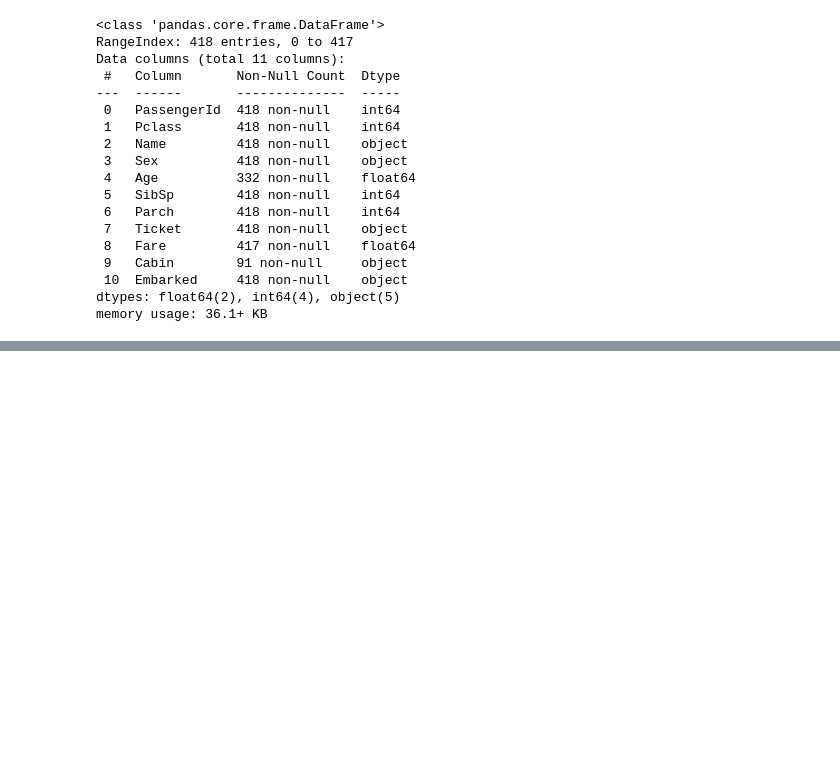
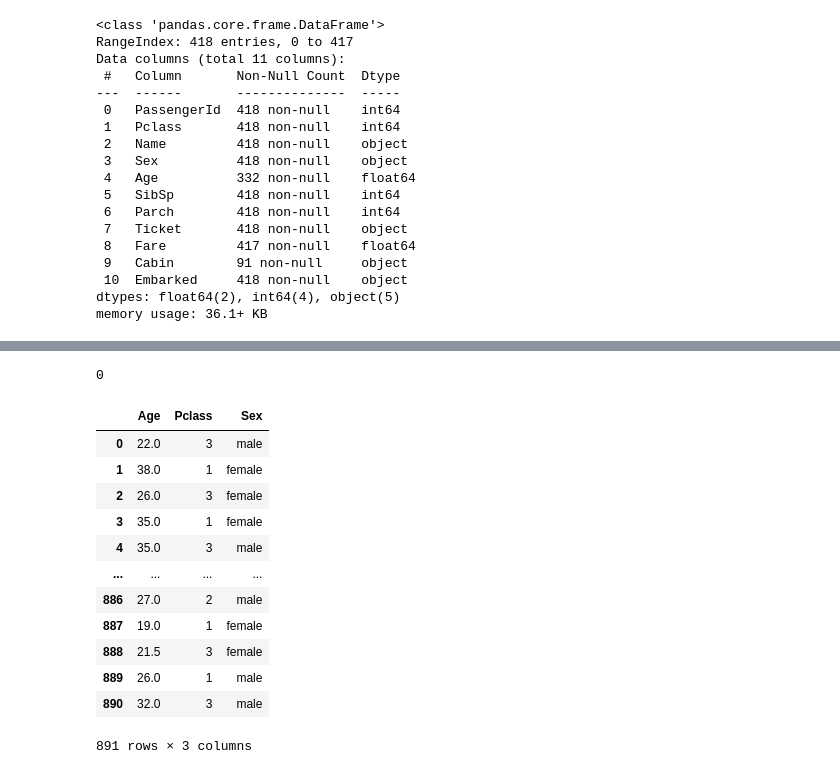
Before and after one commit to gasshot/Python_Lib, a Jupyter notebook: MachineLeaning/ex04_타이타닉생존자예측.ipynb, the cells around one changed output, grey strips where cells are left out. Drawn from its saved outputs; the diff is of its cells as text; code cells hidden in the pictures; blank space fills up the shorter version.

```diff
--- a/MachineLeaning/ex04_타이타닉생존자예측.ipynb
+++ b/MachineLeaning/ex04_타이타닉생존자예측.ipynb
@@ -105,0 +329,9 @@ memory usage: 36.1+ KB
+# %%
+# 2. Age컬럼을 중앙갑으로 채워주긴 할건데, Pclass와 성별을 고려하여 데이터를 채워주기
+# Age컬럼을  Pclass와 성별 컬럼을 기준으로 pt2 제작
+# -> 그룹화 함수(groupby)를 사용한다.
+
+
+pt2 = train[['Age', 'Pclass','Sex']].groupby(['Pclass','Sex']).median()
+
+print(pt2)
@@ -105,0 +361,41 @@ memory usage: 36.1+ KB
+# %%
+# train의 Age 컬럼의 결측치 채워주기
+# apply함수 활용 결측치를 자동으로 채워주게끔 설계
+# apply함수는 사용자가 정의한 함수를 한 행 단위로 작용하게 끔 도와주는 함수
+import numpy as np
+# -> def 사용자 정의 함수
+#def aa():
+# 해당 데이터가 결측치라면, pclass와 성별을 고려해서 pt2에서 알맞는 값을 꺼내서 넣어주고,
+# 결축
+
+bool3 = train['Age'].isnull()
+print(len(train[bool3]))
+
+
+df = train[['Age', 'Pclass','Sex']]
+
+
+for i in range(len(df)):
+    if np.isnan(df.iloc[i, 0]):  # NaN인지 확인
+        pclass = df.iloc[i, :]['Pclass']
+        sex = df.iloc[i, :]['Sex']
+        age = pt2.loc[(pclass, sex), 'Age']
+        df.iloc[i, 0] = age  # 수정된 값을 df에 반영
+
+# 결과 확인
+df
+# %% [output]
+0
+|  | Age | Pclass | Sex |
+| 0 | 22.0 | 3 | male |
+| 1 | 38.0 | 1 | female |
+| 2 | 26.0 | 3 | female |
+| 3 | 35.0 | 1 | female |
+| 4 | 35.0 | 3 | male |
+| ... | ... | ... | ... |
+| 886 | 27.0 | 2 | male |
+| 887 | 19.0 | 1 | female |
+| 888 | 21.5 | 3 | female |
+| 889 | 26.0 | 1 | male |
+| 890 | 32.0 | 3 | male |
+891 rows × 3 columns
```
Also changed, not shown: parts of 18 cells of this notebook.
